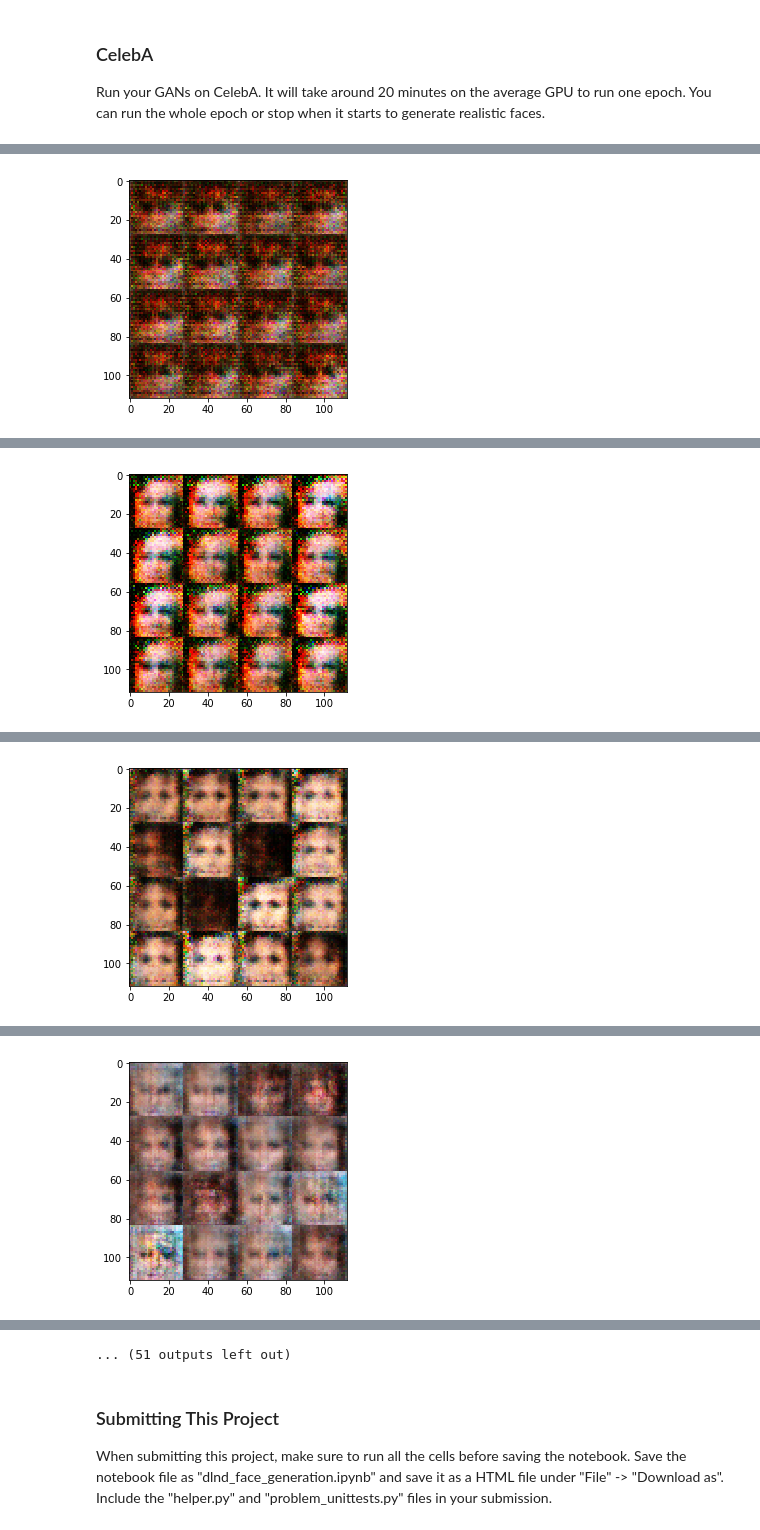
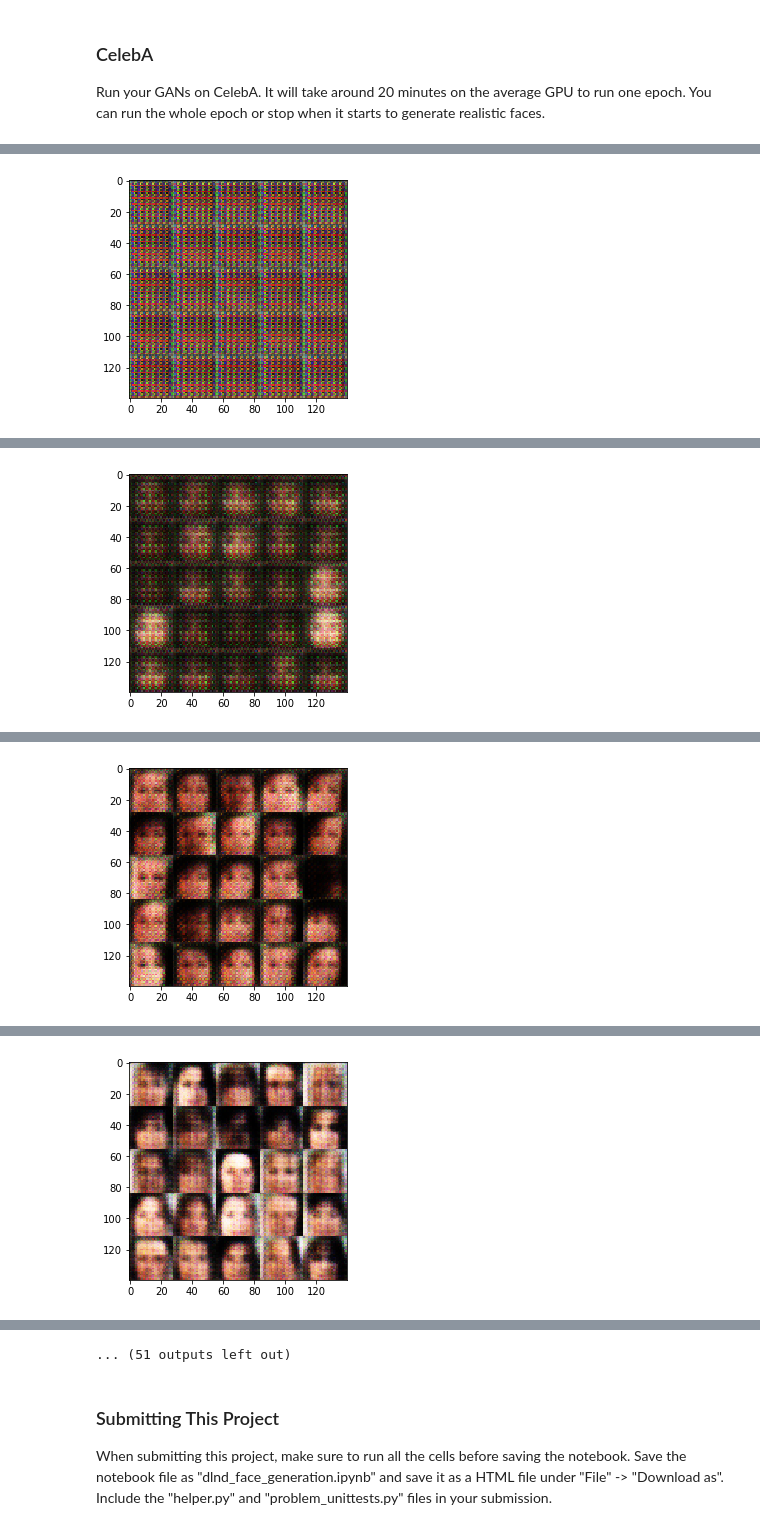
Before and after one commit to JulianGuenther/Deep-Learning-Fifth-Project, a Jupyter notebook: dlnd_face_generation.ipynb, the cells around one changed output, grey strips where cells are left out. Drawn from its saved outputs; the diff is of its cells as text; code cells hidden in the pictures.

```diff
--- a/dlnd_face_generation.ipynb
+++ b/dlnd_face_generation.ipynb
@@ -150,10 +151,12 @@ def discriminator(images, reuse=False):
     """
 
 
-    alpha = 0.2
+    alpha = 0.01
     keep_prob = 0.5
 
     with tf.variable_scope('discriminator', reuse=reuse):
+
+        '''
         x1 = tf.layers.conv2d(images, 64, 5, strides=2, padding='same',  kernel_initializer=tf.contrib.layers.xavier_initializer())
         relu1 = tf.maximum(alpha * x1, x1)
         drop1 = tf.nn.dropout(relu1, keep_prob=keep_prob)
@@ -171,6 +174,28 @@ def discriminator(images, reuse=False):
         flat = tf.reshape(drop3, (-1, 4*4*256))
         logits = tf.layers.dense(flat, 1)
         out = tf.sigmoid(logits)
+        '''
+
+
+        x1 = tf.layers.conv2d(images, 64, 5, strides=2, padding='SAME')
+        relu1 = tf.maximum(alpha * x1, x1)
+
+
+        x2 = tf.layers.conv2d(relu1, 128, 5, strides=2, padding='SAME')
+        bn2 = tf.layers.batch_normalization(x2, training=True)
+        relu2 = tf.maximum(alpha * bn2, bn2)
+
+
+        x3 = tf.layers.conv2d(relu2, 256, 5, strides=2, padding='SAME')
+        bn3 = tf.layers.batch_normalization(x3, training=True)
+        relu3 = tf.maximum(alpha * bn3, bn3)
+
+
+        flat = tf.reshape(relu3, (-1, 4*4*256))
+        logits = tf.layers.dense(flat, 1)
+        out = tf.sigmoid(logits)
+
+
 
         return out, logits
 
@@ -258,11 +311,11 @@ def model_loss(input_real, input_z, out_channel_dim):
     d_model_fake, d_logits_fake = discriminator(g_model, reuse=True)
 
     d_loss_real = tf.reduce_mean(
-        tf.nn.sigmoid_cross_entropy_with_logits(logits=d_logits_real, labels=tf.ones_like(d_model_real)  * (1 - smooth)))
+        tf.nn.sigmoid_cross_entropy_with_logits(logits=d_logits_real, labels=tf.ones_like(d_logits_real)  * (1 - smooth)))
     d_loss_fake = tf.reduce_mean(
-        tf.nn.sigmoid_cross_entropy_with_logits(logits=d_logits_fake, labels=tf.zeros_like(d_model_fake)  * (1 - smooth)))
+        tf.nn.sigmoid_cross_entropy_with_logits(logits=d_logits_fake, labels=tf.zeros_like(d_logits_fake)))
     g_loss = tf.reduce_mean(
-        tf.nn.sigmoid_cross_entropy_with_logits(logits=d_logits_fake, labels=tf.ones_like(d_model_fake) * (1 - smooth)))
+        tf.nn.sigmoid_cross_entropy_with_logits(logits=d_logits_fake, labels=tf.ones_like(d_logits_fake)))
 
     d_loss = d_loss_real + d_loss_fake
 
@@ -382,10 +431,11 @@ def train(epoch_count, batch_size, z_dim, learning_rate, beta1, get_batches, dat
 
                 _ = sess.run(d_opt, feed_dict={input_real: batch_images, input_z: batch_z, learn_rate: learning_rate})
                 _ = sess.run(g_opt, feed_dict={input_real: batch_images, input_z: batch_z, learn_rate: learning_rate})
+                #_ = sess.run(g_opt, feed_dict={input_real: batch_images, input_z: batch_z, learn_rate: learning_rate})
 
                 if iteration % 100 == 0:
-                    n_images = 16
-                    show_generator_output(sess, n_images, input_z, channels, data_image_mode)
+
+                    show_generator_output(sess, 25, input_z, channels, data_image_mode)
 
                 if iteration % 10 == 0:
                     train_loss_d = d_loss.eval({input_z: batch_z, input_real: batch_images})
@@ -488,7 +473,7 @@ Run your GANs on CelebA.  It will take around 20 minutes on the average GPU to r
 # %%
 batch_size = 64
 z_dim = 100
-learning_rate = 0.0004
+learning_rate = 0.0001
 beta1 = 0.5
 
 
@@ -514 +499 @@ Epoch 0/1... Discriminator Loss: 0.6012... Generator Loss: 3.5858
-[figure, old version]
+[figure, new version]
@@ -525 +510 @@ Epoch 0/1... Discriminator Loss: 0.5437... Generator Loss: 7.0283
-[figure, old version]
+[figure, new version]
@@ -536 +521 @@ Epoch 0/1... Discriminator Loss: 0.6595... Generator Loss: 2.0376
-[figure, old version]
+[figure, new version]
@@ -547 +532 @@ Epoch 0/1... Discriminator Loss: 0.8169... Generator Loss: 1.7960
-[figure, old version]
+[figure, new version]
```
Also changed, not shown: parts of 9 cells of this notebook, 1 other file.
